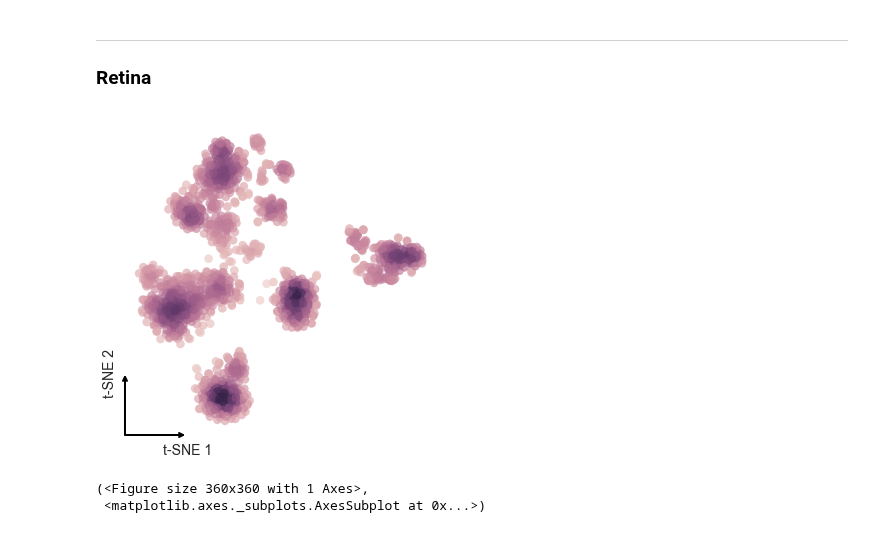
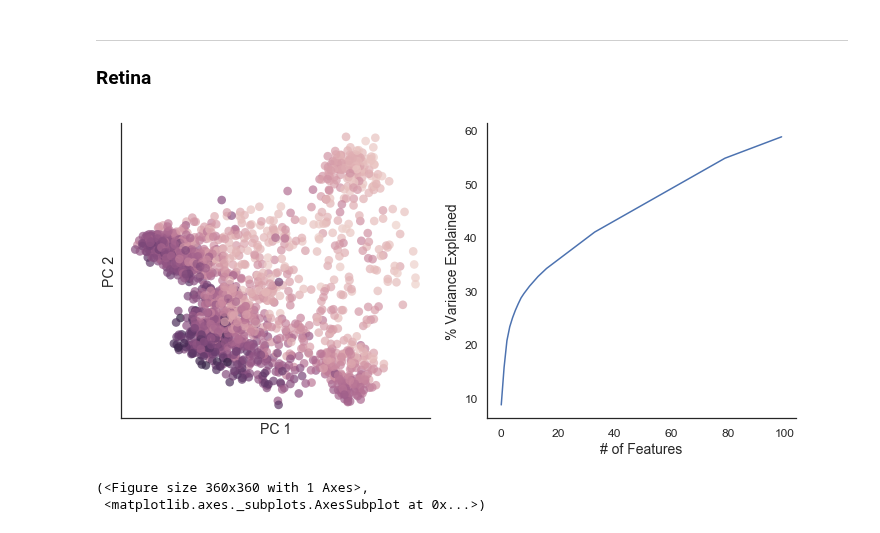
Before and after one commit to codyheiser/furry-couscous, a Jupyter notebook: cluster_ID.ipynb, the cells around one changed output. Cells and saved outputs as stored; diff of their text form; code cells hidden in the pictures.

```diff
--- a/cluster_ID.ipynb
+++ b/cluster_ID.ipynb
@@ -28,10 +28,10 @@ retina = RNA_counts.from_file('inputs/GSM1626793_P14Retina_1.processed.tsv')
 # %%
 retina_PCA100 = fcc_PCA(retina.arcsinh_norm(), n_components=100)
 retina_tSNE = fcc_tSNE(retina_PCA100.results, perplexity=30, seed=18)
-# %%
-retina_tSNE.plot()
-# %% [output]
-[figure, removed]
+# %%
+retina_PCA100.plot_PCA()
+# %% [output]
+[figure, added]
 # %%
 # assign cluster center cutoffs and show decision graph again
 retina_tSNE.clu.assign(20,12)
```
Also changed, not shown: parts of 6 cells of this notebook, 8 other files.
